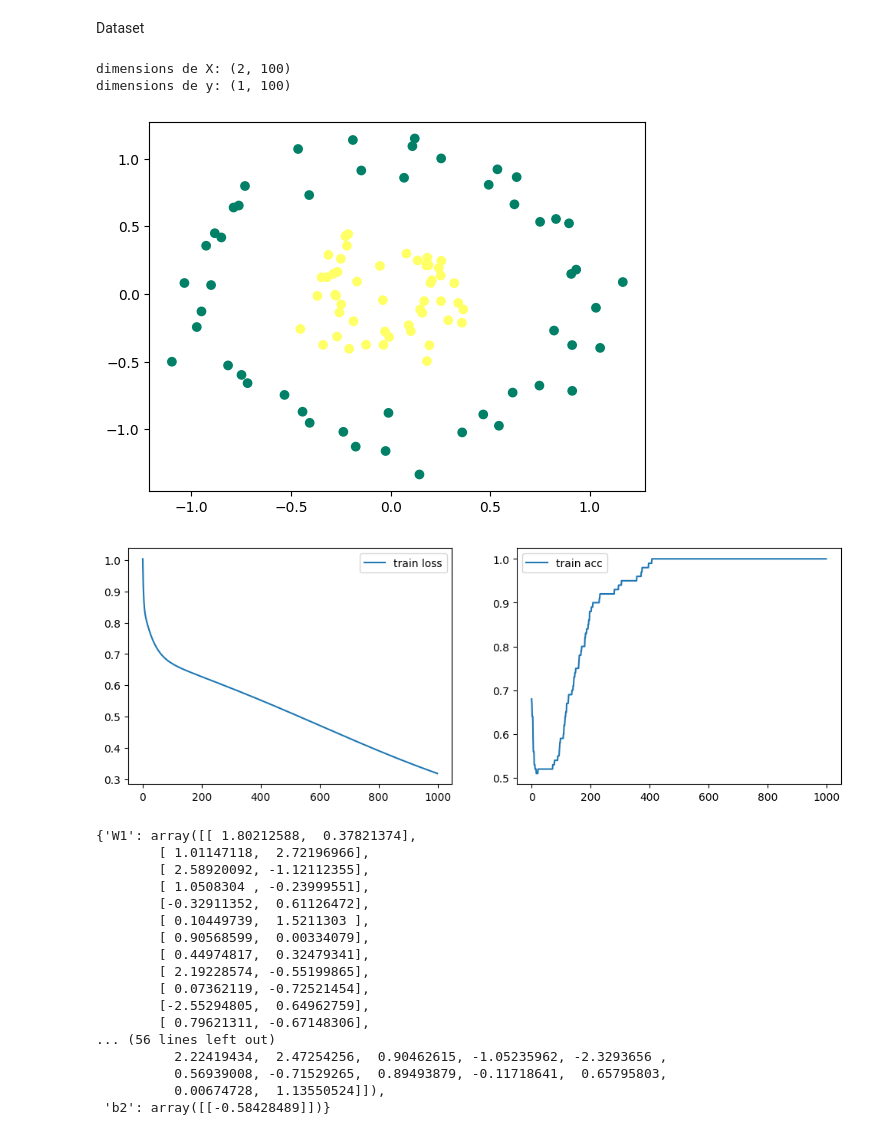
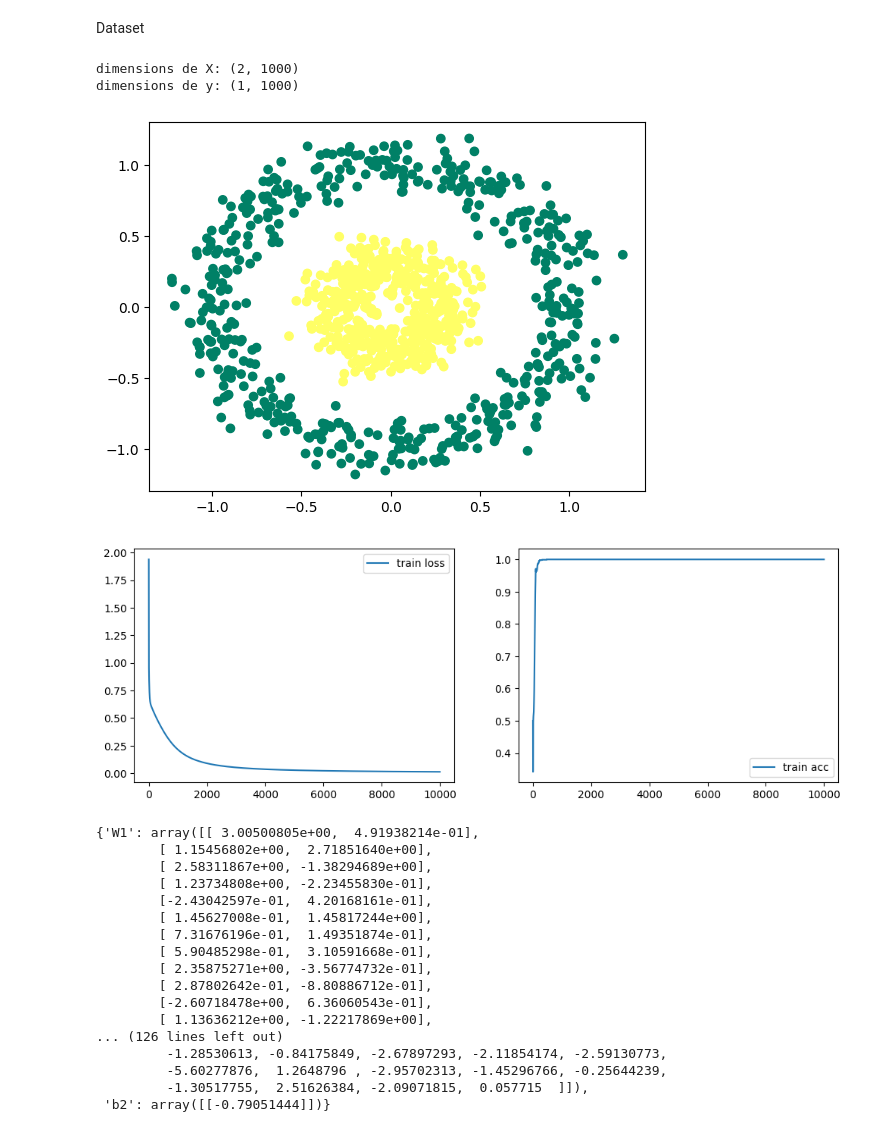
Before and after one commit to Yassin97440/first_neurones, a Jupyter notebook: neural_network.ipynb, the cells around one changed output. Cells and saved outputs as stored; diff of their text form; code cells hidden in the pictures.

Commit message:
exercice multi couche depuis neural network 2 couches

```diff
--- a/neural_network.ipynb
+++ b/neural_network.ipynb
@@ -139,37 +149,37 @@ def neural_network(X, y, n1=32, learning_rate = 0.1, n_iter = 1000):
 # %% [markdown]
 Dataset
 # %%
-X, y = make_circles(n_samples=100, noise=0.1, factor=0.3, random_state=0)
+X, y = make_circles(n_samples=1000, noise=0.1, factor=0.3, random_state=0)
 X = X.T
 y = y.reshape((1, y.shape[0]))
 
 print('dimensions de X:', X.shape)
 print('dimensions de y:', y.shape)
 
 plt.scatter(X[0, :], X[1, :], c=y, cmap='summer')
 plt.show()
 # %% [output]
-dimensions de X: (2, 100)
-dimensions de y: (1, 100)
+dimensions de X: (2, 1000)
+dimensions de y: (1, 1000)
-[figure, old version]
+[figure, new version]
 # %%
-neural_network(X, y, n1=32)
+neural_network(X, y, n1=64, n_iter=10000)
 # %% [output]
-[figure, old version]
+[figure, new version]
-{'W1': array([[ 1.80212588,  0.37821374],
-        [ 1.01147118,  2.72196966],
-        [ 2.58920092, -1.12112355],
-        [ 1.0508304 , -0.23999551],
-        [-0.32911352,  0.61126472],
-        [ 0.10449739,  1.5211303 ],
-        [ 0.90568599,  0.00334079],
-        [ 0.44974817,  0.32479341],
-        [ 2.19228574, -0.55199865],
-        [ 0.07362119, -0.72521454],
-        [-2.55294805,  0.64962759],
-        [ 0.79621311, -0.67148306],
-... (56 lines left out)
-          2.22419434,  2.47254256,  0.90462615, -1.05235962, -2.3293656 ,
-          0.56939008, -0.71529265,  0.89493879, -0.11718641,  0.65795803,
-          0.00674728,  1.13550524]]),
- 'b2': array([[-0.58428489]])}
+{'W1': array([[ 3.00500805e+00,  4.91938214e-01],
+        [ 1.15456802e+00,  2.71851640e+00],
+        [ 2.58311867e+00, -1.38294689e+00],
+        [ 1.23734808e+00, -2.23455830e-01],
+        [-2.43042597e-01,  4.20168161e-01],
+        [ 1.45627008e-01,  1.45817244e+00],
+        [ 7.31676196e-01,  1.49351874e-01],
+        [ 5.90485298e-01,  3.10591668e-01],
+        [ 2.35875271e+00, -3.56774732e-01],
+        [ 2.87802642e-01, -8.80886712e-01],
+        [-2.60718478e+00,  6.36060543e-01],
+        [ 1.13636212e+00, -1.22217869e+00],
+... (126 lines left out)
+         -1.28530613, -0.84175849, -2.67897293, -2.11854174, -2.59130773,
+         -5.60277876,  1.2648796 , -2.95702313, -1.45296766, -0.25644239,
+         -1.30517755,  2.51626384, -2.09071815,  0.057715  ]]),
+ 'b2': array([[-0.79051444]])}
```
Also changed, not shown: parts of 2 cells of this notebook, 1 other file.
